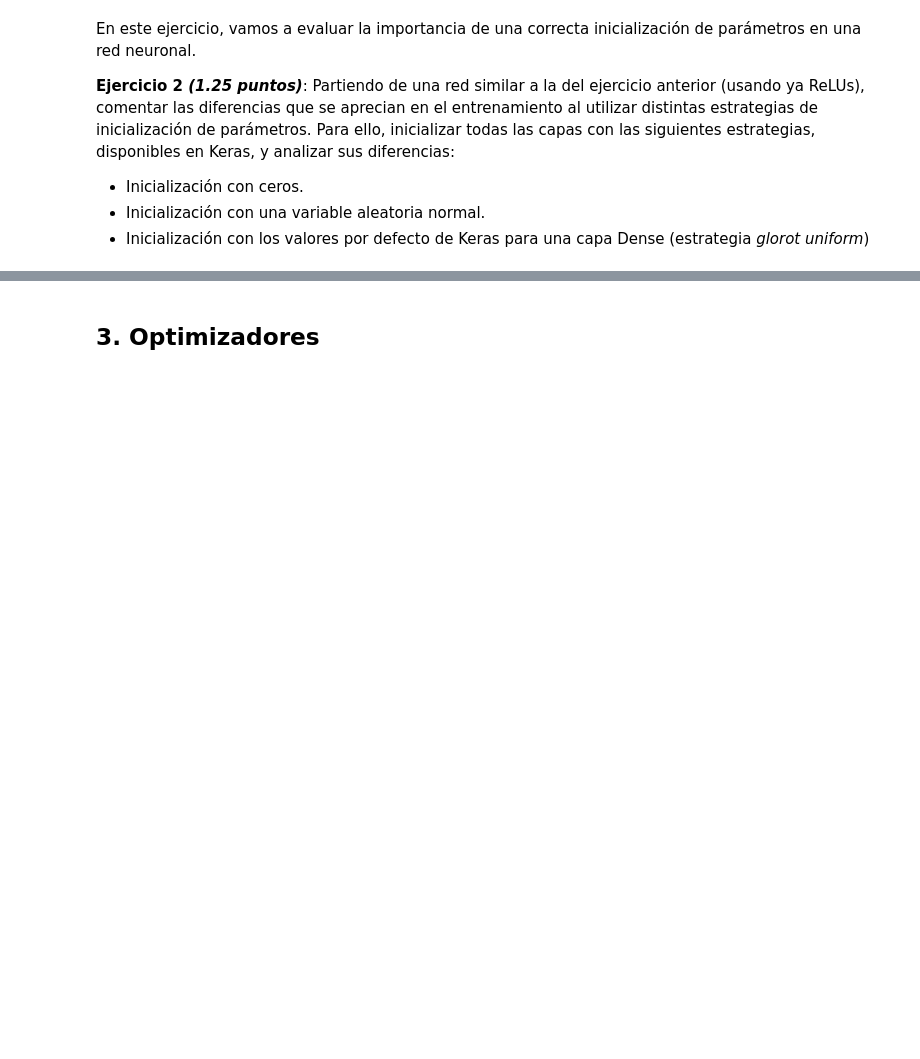
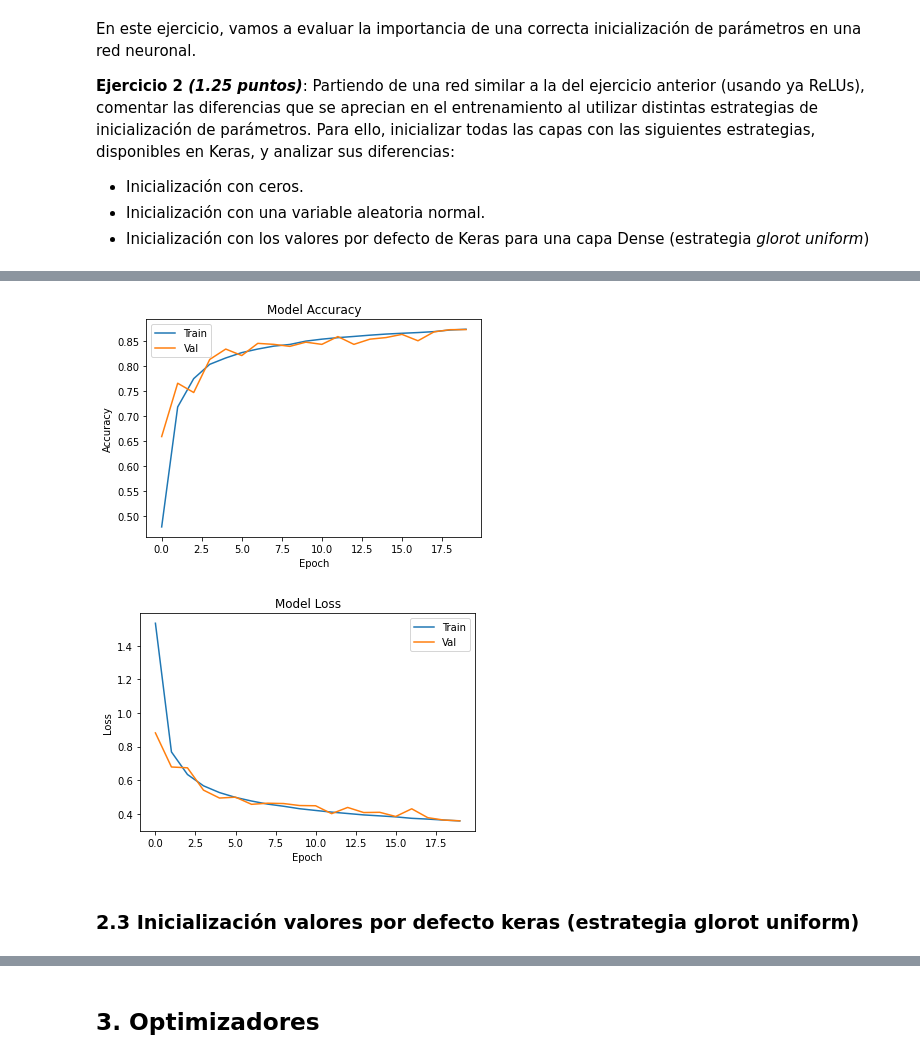
Before and after one commit to richardcmg7/sistemascognitivos, a Jupyter notebook: Actividad_1_Parte_2.ipynb, the cells around one changed output, grey strips where cells are left out. Drawn from its saved outputs; the diff is of its cells as text; code cells hidden in the pictures; blank space fills up the shorter version.

```diff
--- a/Actividad_1_Parte_2.ipynb
+++ b/Actividad_1_Parte_2.ipynb
@@ -425,0 +452,9 @@ validation_data=(X_valid, y_valid))
+# %%
+model5= keras.models.Sequential()
+# El tamaño de entrada  corresponde al tamaño de la imagen 28x28
+model5.add(keras.layers.Flatten(input_shape=[28,28]))
+model5.add(keras.layers.Dense(128, activation="relu",kernel_initializer='random_normal'))
+model5.add(keras.layers.Dense(64, activation="relu", kernel_initializer='random_normal'))
+model5.add(keras.layers.Dense(32, activation="relu", kernel_initializer='random_normal'))
+model5.add(keras.layers.Dense(10, activation="softmax"))
+model5.summary()
@@ -425,0 +480,8 @@ validation_data=(X_valid, y_valid))
+# %%
+model5.compile(loss="sparse_categorical_crossentropy",
+                optimizer= "sgd",
+                metrics =["accuracy"])
+history5 = model5.fit(X_train,y_train,
+                        batch_size=64,
+                        epochs=20,
+                        validation_data=(X_valid, y_valid))
@@ -425,0 +506,8 @@ validation_data=(X_valid, y_valid))
+# %%
+plot_acc(history5, title="Model Accuracy")
+plot_loss(history5, title="Model Loss")
+# %% [output]
+[figure, added]
+[figure, added]
+# %% [markdown]
+### 2.3 Inicialización valores por defecto keras (estrategia glorot uniform)
```
Also changed, not shown: parts of 53 cells of this notebook.
